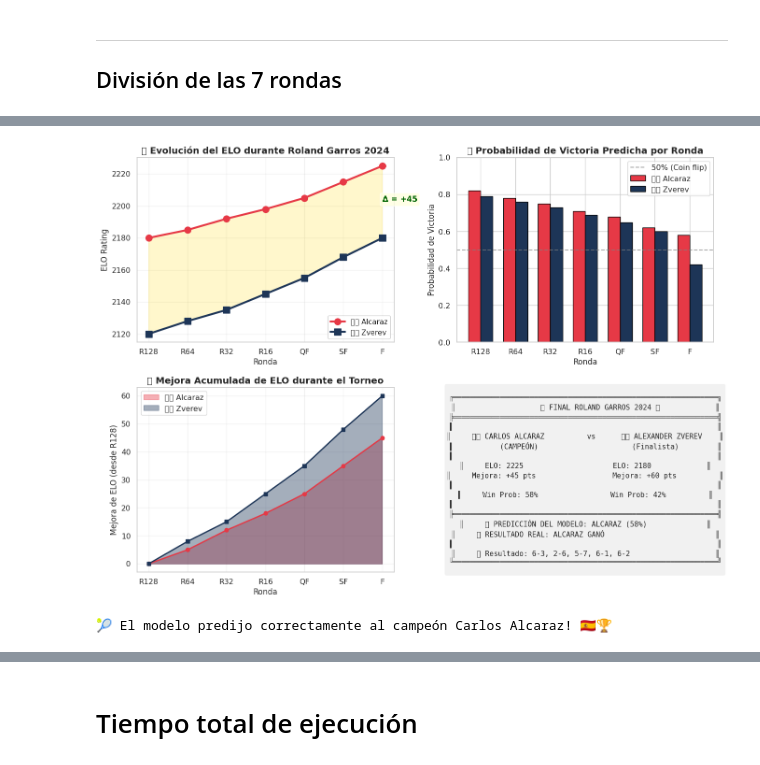
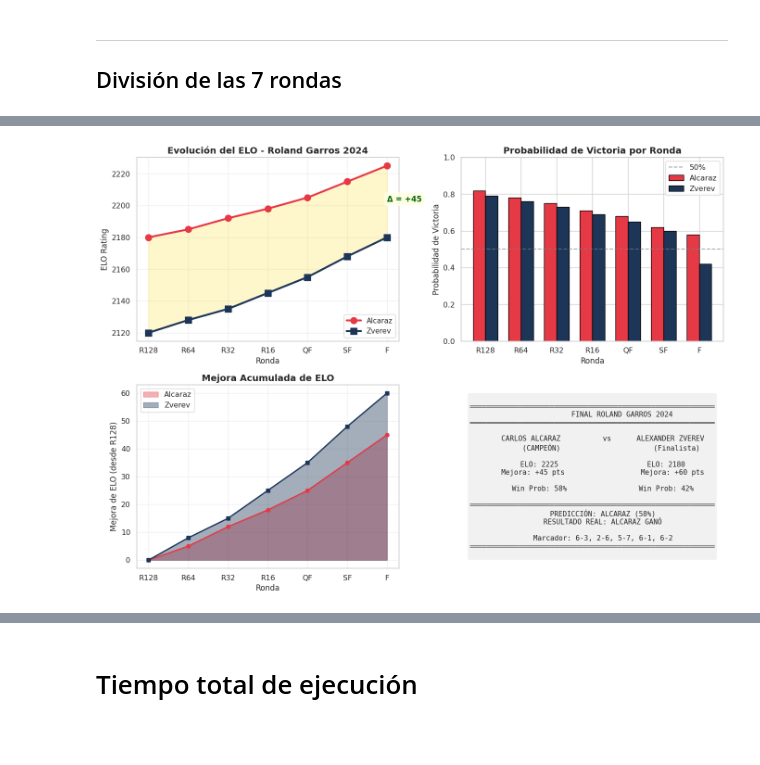
Before and after one commit to Sterrysx/Tennis-ML-APA, a Jupyter notebook: notebooks/03_extra_IBM.ipynb, the cells around one changed output, grey strips where cells are left out. Drawn from its saved outputs; the diff is of its cells as text; code cells hidden in the pictures; blank space fills up the shorter version.

```diff
--- a/notebooks/03_extra_IBM.ipynb
+++ b/notebooks/03_extra_IBM.ipynb
@@ -595,103 +547,89 @@ print(f"\n⚔️  FINAL: Diferencia ELO = {alcaraz_elo_end - zverev_elo_end} pun
 # %%
-# =============================================================================
-# 📊 VISUALIZACIÓN 3: Evolución de Finalistas durante Roland Garros
-# =============================================================================
-
 fig, axes = plt.subplots(2, 2, figsize=(14, 10))
 
-# --- Gráfico 1: Evolución ELO de ambos finalistas ---
 ax1 = axes[0, 0]
 ax1.plot(df_finalistas['Ronda'], df_finalistas['Alcaraz_ELO'],
-         marker='o', linewidth=3, markersize=10, color='#E63946', label='🇪🇸 Alcaraz')
+         marker='o', linewidth=3, markersize=10, color='#E63946', label='Alcaraz')
 ax1.plot(df_finalistas['Ronda'], df_finalistas['Zverev_ELO'],
-         marker='s', linewidth=3, markersize=10, color='#1D3557', label='🇩🇪 Zverev')
+         marker='s', linewidth=3, markersize=10, color='#1D3557', label='Zverev')
 
-# Sombrear área entre ambos
 ax1.fill_between(df_finalistas['Ronda'], df_finalistas['Alcaraz_ELO'],
                  df_finalistas['Zverev_ELO'], alpha=0.2, color='gold')
 
 ax1.set_xlabel('Ronda', fontsize=12)
 ax1.set_ylabel('ELO Rating', fontsize=12)
-ax1.set_title('📈 Evolución del ELO durante Roland Garros 2024', fontsize=14, fontweight='bold')
+ax1.set_title('Evolución del ELO - Roland Garros 2024', fontsize=14, fontweight='bold')
 ax1.legend(loc='lower right', fontsize=11)
 ax1.grid(True, alpha=0.3)
 
-# Anotar diferencia en la final
 ax1.annotate(f'Δ = +{alcaraz_elo_end - zverev_elo_end}',
              xy=(6, (alcaraz_elo_end + zverev_elo_end)/2),
              fontsize=12, fontweight='bold', color='darkgreen',
              bbox=dict(boxstyle='round', facecolor='lightyellow', alpha=0.8))
 
-# --- Gráfico 2: Probabilidad de victoria predicha ---
 ax2 = axes[0, 1]
 width = 0.35
 x = np.arange(len(df_finalistas['Ronda']))
 
 bars1 = ax2.bar(x - width/2, df_finalistas['Alcaraz_Win_Prob'], width,
-                label='🇪🇸 Alcaraz', color='#E63946', edgecolor='black')
+                label='Alcaraz', color='#E63946', edgecolor='black')
 bars2 = ax2.bar(x + width/2, df_finalistas['Zverev_Win_Prob'], width,
-                label='🇩🇪 Zverev', color='#1D3557', edgecolor='black')
+                label='Zverev', color='#1D3557', edgecolor='black')
 
-ax2.axhline(y=0.5, color='gray', linestyle='--', alpha=0.7, label='50% (Coin flip)')
+ax2.axhline(y=0.5, color='gray', linestyle='--', alpha=0.7, label='50%')
 ax2.set_xlabel('Ronda', fontsize=12)
 ax2.set_ylabel('Probabilidad de Victoria', fontsize=12)
-ax2.set_title('🎯 Probabilidad de Victoria Predicha por Ronda', fontsize=14, fontweight='bold')
+ax2.set_title('Probabilidad de Victoria por Ronda', fontsize=14, fontweight='bold')
 ax2.set_xticks(x)
 ax2.set_xticklabels(df_finalistas['Ronda'])
 ax2.legend(loc='upper right')
 ax2.set_ylim(0, 1)
 
-# --- Gráfico 3: Mejora acumulada de ELO ---
 ax3 = axes[1, 0]
 alcaraz_mejora = df_finalistas['Alcaraz_ELO'] - alcaraz_elo_start
 zverev_mejora = df_finalistas['Zverev_ELO'] - zverev_elo_start
 
-ax3.fill_between(df_finalistas['Ronda'], alcaraz_mejora, alpha=0.4, color='#E63946', label='🇪🇸 Alcaraz')
-ax3.fill_between(df_finalistas['Ronda'], zverev_mejora, alpha=0.4, color='#1D3557', label='🇩🇪 Zverev')
+ax3.fill_between(df_finalistas['Ronda'], alcaraz_mejora, alpha=0.4, color='#E63946', label='Alcaraz')
+ax3.fill_between(df_finalistas['Ronda'], zverev_mejora, alpha=0.4, color='#1D3557', label='Zverev')
 ax3.plot(df_finalistas['Ronda'], alcaraz_mejora, marker='o', linewidth=2, color='#E63946')
 ax3.plot(df_finalistas['Ronda'], zverev_mejora, marker='s', linewidth=2, color='#1D3557')
 
 ax3.set_xlabel('Ronda', fontsize=12)
 ax3.set_ylabel('Mejora de ELO (desde R128)', fontsize=12)
-ax3.set_title('📊 Mejora Acumulada de ELO durante el Torneo', fontsize=14, fontweight='bold')
+ax3.set_title('Mejora Acumulada de ELO', fontsize=14, fontweight='bold')
 ax3.legend(loc='upper left')
 ax3.grid(True, alpha=0.3)
 
-# --- Gráfico 4: Resumen Final - Infografía ---
 ax4 = axes[1, 1]
 ax4.axis('off')
 
-# Crear infografía de la final
 info_text = f"""
-╔══════════════════════════════════════════════════════════════╗
-║                    🏆 FINAL ROLAND GARROS 2024 🏆             ║
-╠══════════════════════════════════════════════════════════════╣
-║                                                              ║
-║     🇪🇸 CARLOS ALCARAZ          vs      🇩🇪 ALEXANDER ZVEREV    ║
-║           (CAMPEÓN)                      (Finalista)         ║
-║                                                              ║
-║     ELO: {alcaraz_elo_end}                     ELO: {zverev_elo_end}             ║
-║     Mejora: +{alcaraz_elo_end - alcaraz_elo_start} pts                  Mejora: +{zverev_elo_end - zverev_elo_start} pts          ║
-║                                                              ║
-║     Win Prob: {df_finalistas['Alcaraz_Win_Prob'].iloc[-1]:.0%}                 Win Prob: {df_finalistas['Zverev_Win_Prob'].iloc[-1]:.0%}          ║
-║                                                              ║
-╠══════════════════════════════════════════════════════════════╣
-║     📊 PREDICCIÓN DEL MODELO: ALCARAZ ({df_finalistas['Alcaraz_Win_Prob'].iloc[-1]:.0%})              ║
-║     ✅ RESULTADO REAL: ALCARAZ GANÓ                          ║
-║                                                              ║
-║     🎾 Resultado: 6-3, 2-6, 5-7, 6-1, 6-2                    ║
-╚══════════════════════════════════════════════════════════════╝
+══════════════════════════════════════════════════════════
+              FINAL ROLAND GARROS 2024
+══════════════════════════════════════════════════════════
+
+     CARLOS ALCARAZ          vs      ALEXANDER ZVEREV
+         (CAMPEÓN)                      (Finalista)
+
+     ELO: {alcaraz_elo_end}                     ELO: {zverev_elo_end}
+     Mejora: +{alcaraz_elo_end - alcaraz_elo_start} pts                  Mejora: +{zverev_elo_end - zverev_elo_start} pts
+
+     Win Prob: {df_finalistas['Alcaraz_Win_Prob'].iloc[-1]:.0%}                 Win Prob: {df_finalistas['Zverev_Win_Prob'].iloc[-1]:.0%}
+
+══════════════════════════════════════════════════════════
+     PREDICCIÓN: ALCARAZ ({df_finalistas['Alcaraz_Win_Prob'].iloc[-1]:.0%})
+     RESULTADO REAL: ALCARAZ GANÓ
+
+     Marcador: 6-3, 2-6, 5-7, 6-1, 6-2
+══════════════════════════════════════════════════════════
 """
 
 ax4.text(0.5, 0.5, info_text, transform=ax4.transAxes, fontsize=11,
          verticalalignment='center', horizontalalignment='center',
          fontfamily='monospace', bbox=dict(boxstyle='round', facecolor='#f0f0f0', alpha=0.9))
 
 plt.tight_layout()
 plt.show()
-
-print("\n🎾 El modelo predijo correctamente al campeón Carlos Alcaraz! 🇪🇸🏆")
 # %% [output]
-[figure, old version]
+[figure, new version]
-🎾 El modelo predijo correctamente al campeón Carlos Alcaraz! 🇪🇸🏆
 # %%
```
Also changed, not shown: parts of 11 cells of this notebook, 15 other files.
